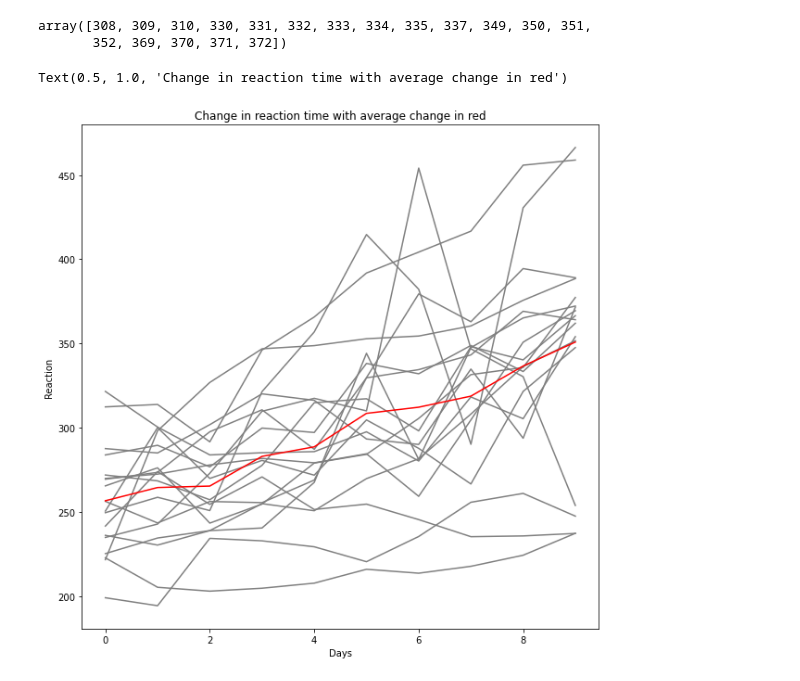
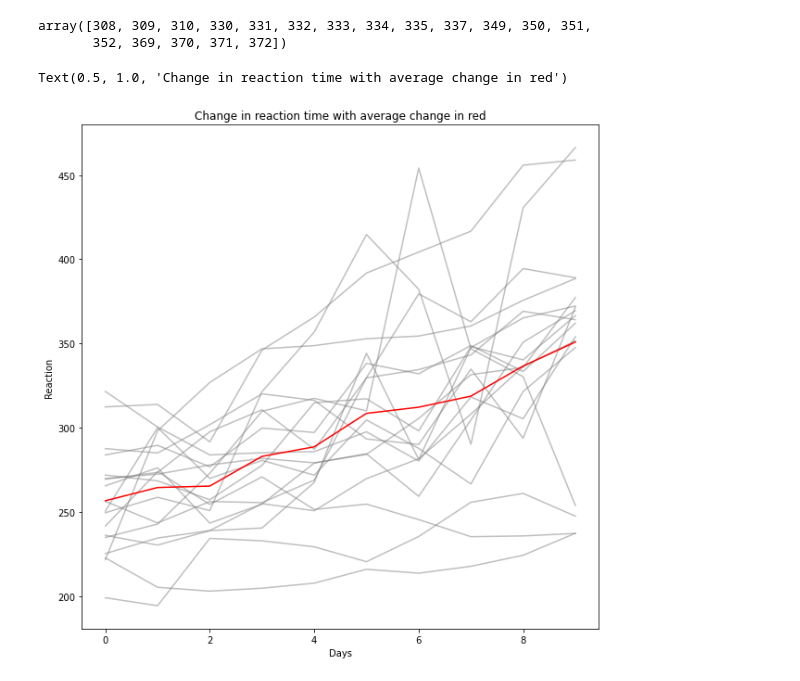
Before and after one commit to stephenfitzsimon/numpy-pandas-visualization-exercises, a Jupyter notebook: seaborn_exercises.ipynb, the cells around one changed output. Saved outputs shown, nothing was run; the diff lists cells and outputs as text; code cells hidden in the pictures.

```diff
--- a/seaborn_exercises.ipynb
+++ b/seaborn_exercises.ipynb
@@ -401,20 +478,21 @@ array([308, 309, 310, 330, 331, 332, 333, 334, 335, 337, 349, 350, 351,
 # %%
 plt.figure(figsize=(10,10))
 for subject in df_sleepy.Subject.unique():
     sns.lineplot(
                 data=df_sleepy[df_sleepy.Subject == subject],
                  x='Days',
                  y='Reaction',
-                color= 'grey'
+                color= 'grey',
+                alpha = 0.5
     )
 #plot the mean
 sns.lineplot(
     data=df_sleepy.groupby('Days').Reaction.mean(),
     x='Days',
     y=df_sleepy.groupby('Days').Reaction.mean(),
     color='red'
 )
 plt.title('Change in reaction time with average change in red')
 # %% [output]
 Text(0.5, 1.0, 'Change in reaction time with average change in red')
-[figure, old version]
+[figure, new version]
```
Also changed, not shown: parts of 16 cells of this notebook.
